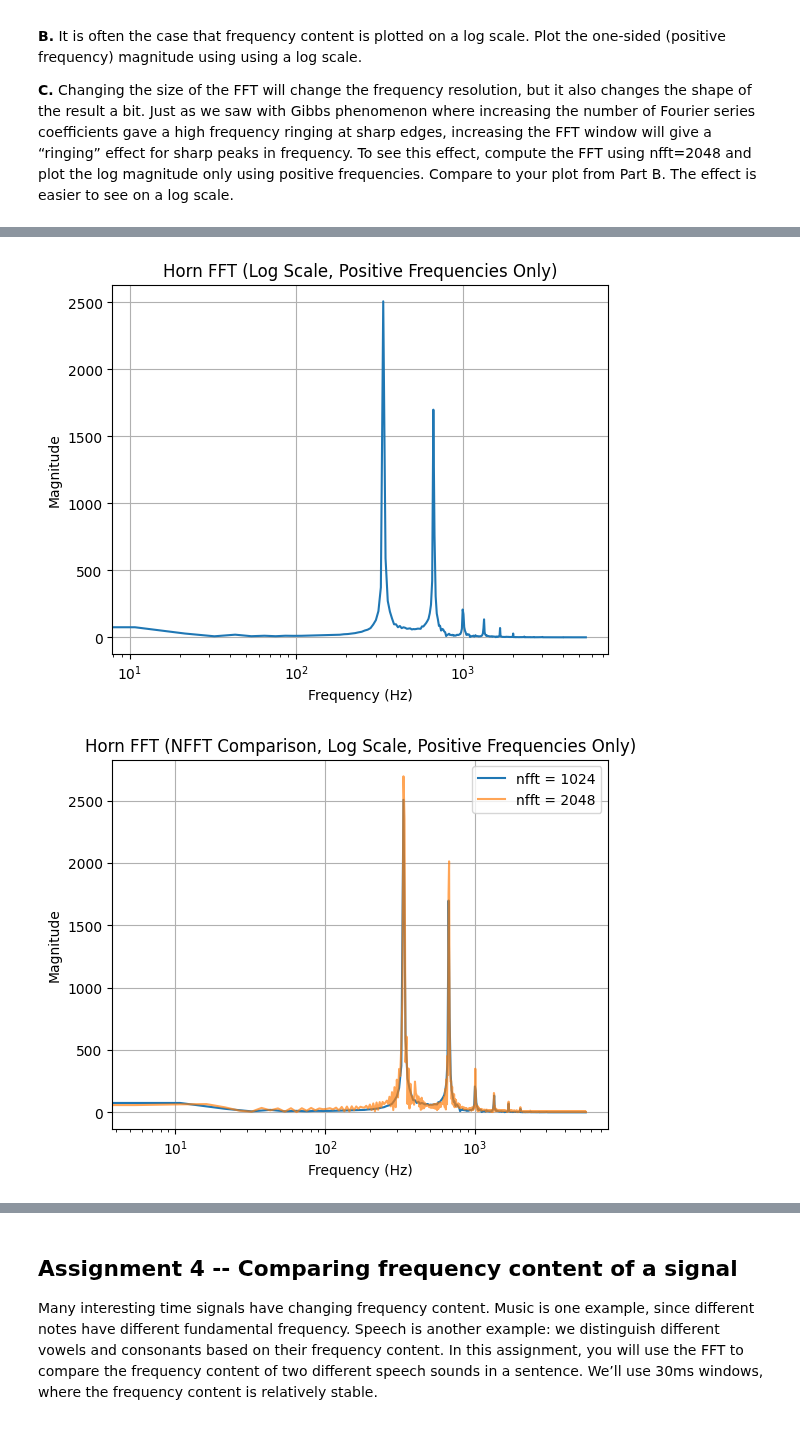
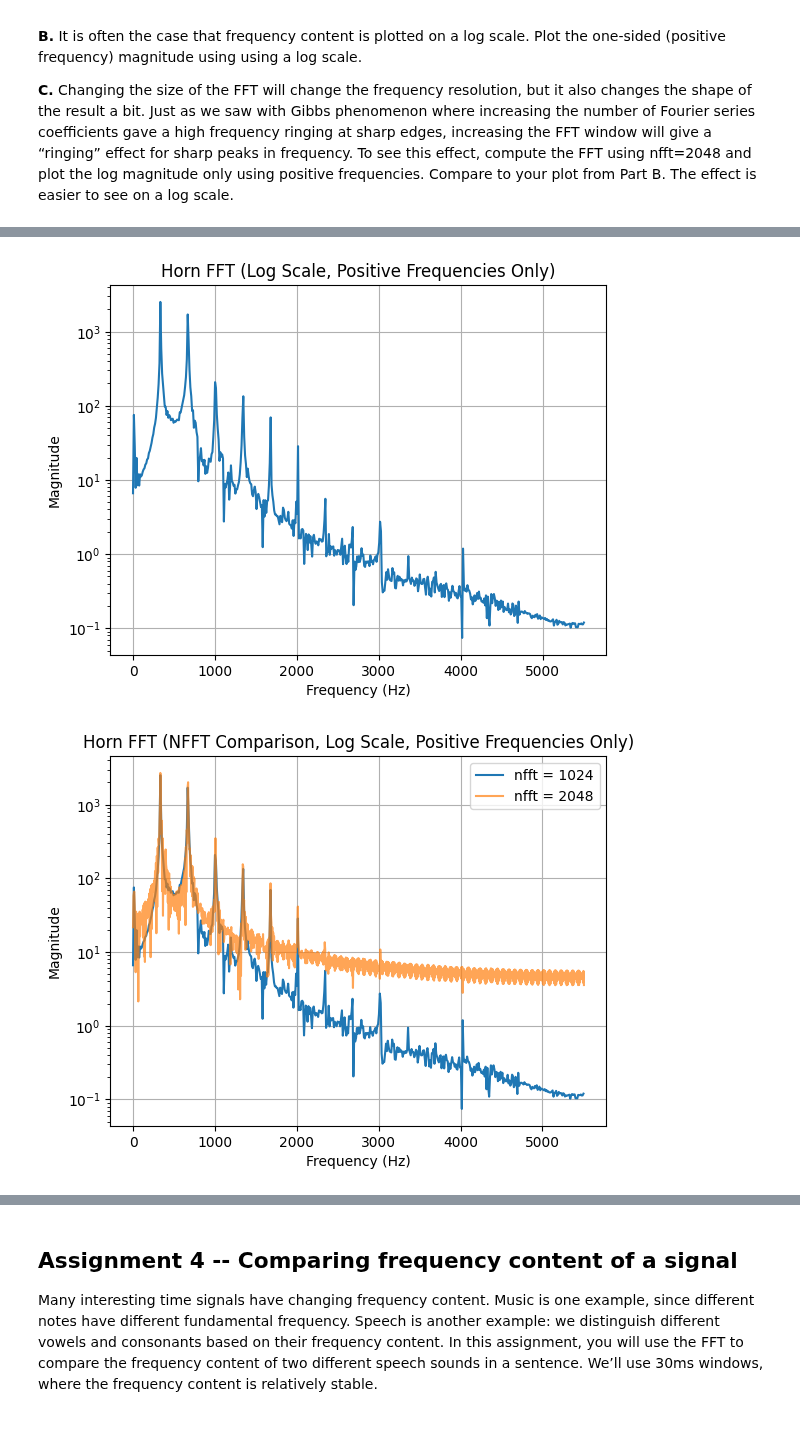
Before and after one commit to BanBot-2/EE-242-A-E-, a Jupyter notebook: Labs/Lab 2b/Lab2B_Yehoshua_Ben_Aaron.ipynb, the cells around one changed output, grey strips where cells are left out. Drawn from its saved outputs; the diff is of its cells as text; code cells hidden in the pictures.

```diff
--- a/Labs/Lab 2b/Lab2B_Yehoshua_Ben_Aaron.ipynb
+++ b/Labs/Lab 2b/Lab2B_Yehoshua_Ben_Aaron.ipynb
@@ -85,36 +86,36 @@ plt.title("Horn FFT (Log Scale, Positive Frequencies Only)")
 plt.xlabel("Frequency (Hz)")
 plt.ylabel("Magnitude")
 plt.grid(True)
-plt.xscale('log')
+plt.yscale('log')
 
 ################################################################################
 # Part C
 ################################################################################
 
 # Compute larger FFT with nfft = 2048
 nfft_large = 2048
 x_f_large = np.fft.fft(horn_segment, n=nfft_large)
 freq_positive_large = np.fft.fftfreq(nfft_large, d=1/fs)[:nfft_large // 2]
 x_f_mag_positive_large = np.abs(x_f_large)[:nfft_large // 2] * scaling_factor
 
 # Plot log-scale FFT with nfft = 1024 & 2048
 plt.figure()
 plt.plot(freq_positive, x_f_mag_positive, label='nfft = 1024')
 plt.plot(freq_positive_large, x_f_mag_positive_large, label='nfft = 2048', alpha=0.7)
 plt.title("Horn FFT (NFFT Comparison, Log Scale, Positive Frequencies Only)")
 plt.xlabel("Frequency (Hz)")
 plt.ylabel("Magnitude")
 plt.grid(True)
-plt.xscale('log')
+plt.yscale('log')
 plt.legend()
 plt.show()
 
 # Show all plots
 plt.show()
 # %% [output]
 [figure]
 [figure]
-[figure, old version]
+[figure, new version]
-[figure, old version]
+[figure, new version]
 # %% [markdown]
 ###  Discussion
```
Also changed, not shown: parts of 4 cells of this notebook, 2 other files.
